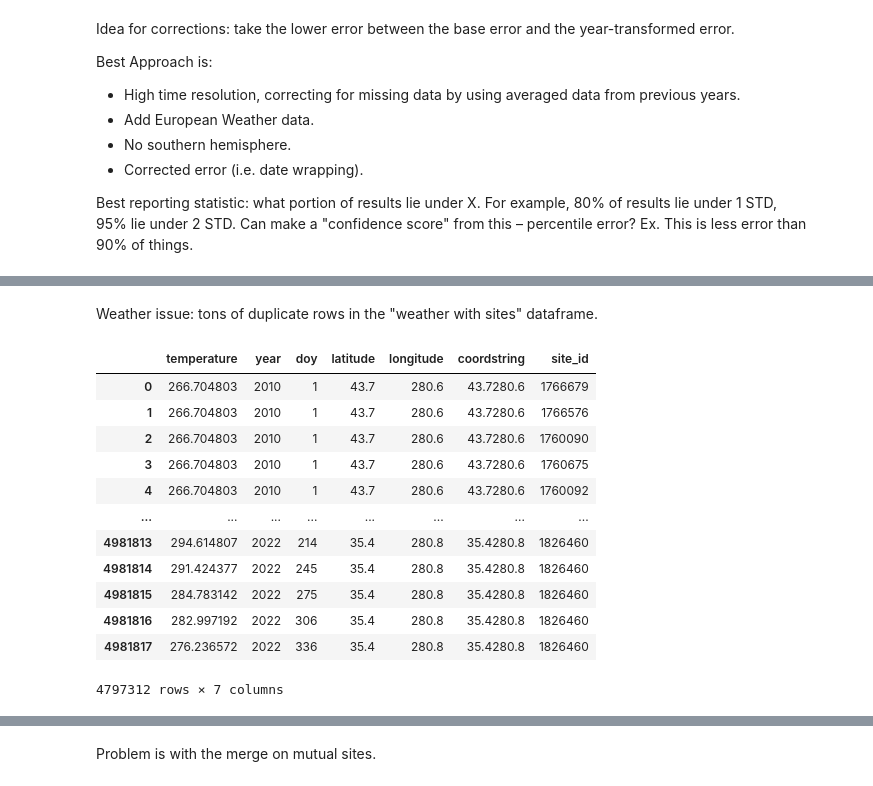
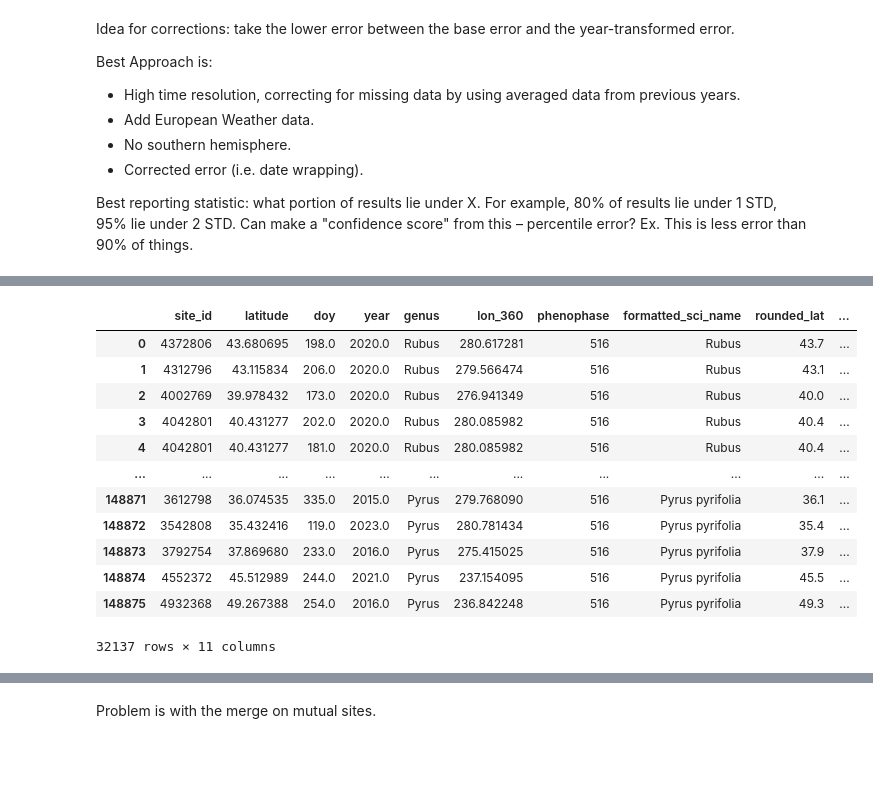
Before and after one commit to falling-fruit/dfg-seasons, a Jupyter notebook: modelling/high_res_models_finalized.ipynb, the cells around one changed output, grey strips where cells are left out. Saved outputs shown, nothing was run; the diff lists cells and outputs as text; code cells hidden in the pictures; blank space fills up the shorter version.

```diff
--- a/modelling/high_res_models_finalized.ipynb
+++ b/modelling/high_res_models_finalized.ipynb
@@ -129,13 +132,20 @@ formatted_plants['coordstring'] = formatted_plants['rounded_lat'].astype(str) +
 
 formatted_weather['coordstring'] = formatted_weather['latitude'].astype(str) + formatted_weather['longitude'].astype(str)
 
+formatted_plants['site_id'] = formatted_plants['coordstring'].str.replace(".", "")
+formatted_weather['site_id'] = formatted_weather['coordstring'].str.replace(".", "")
+
 ## Add Site ID to the weather data
-weather_with_sites = pd.merge(formatted_weather, formatted_plants[['coordstring', 'site_id']], on='coordstring')#.drop('coordstring', axis=1)
+#weather_with_sites = pd.merge(formatted_weather, formatted_plants[['coordstring', 'site_id']], on='coordstring')#.drop('coordstring', axis=1)
 ## Separate into training data and testing data
 
 # filter out current year
 print("separating weather data")
-weather_with_sites = weather_with_sites[weather_with_sites['year'] != 2023]
+formatted_weather = formatted_weather[formatted_weather['year'] != 2023]
+
+#
+print("converting to Celsius")
+formatted_weather['temperature'] = formatted_weather['temperature'] - 272.15
 
 #weather_training = weather_with_sites[weather_with_sites['year'] < high_cutoff_year]
 #weather_test = weather_with_sites[weather_with_sites['year'] >= high_cutoff_year]
@@ -146,7 +156,7 @@ species_list = formatted_plants['formatted_sci_name'].unique()
 formatted_plants.drop('species', axis=1, inplace=True)
 
 # correct for missing sites
-weather_sites = weather_with_sites['site_id'].unique()
+weather_sites = formatted_weather['site_id'].unique()
 
 print("filtering plant data")
 filtered_plants = formatted_plants[(formatted_plants['site_id'].isin(weather_sites)) &
@@ -185,18 +180,16 @@ filtered_plants
-# %% [markdown]
-Weather issue: tons of duplicate rows in the "weather with sites" dataframe.
-# %%
-weather_with_sites
-# %% [output]
-|  | temperature | year | doy | latitude | longitude | coordstring | site_id |
-| 0 | 266.704803 | 2010 | 1 | 43.7 | 280.6 | 43.7280.6 | 1766679 |
-| 1 | 266.704803 | 2010 | 1 | 43.7 | 280.6 | 43.7280.6 | 1766576 |
-| 2 | 266.704803 | 2010 | 1 | 43.7 | 280.6 | 43.7280.6 | 1760090 |
-| 3 | 266.704803 | 2010 | 1 | 43.7 | 280.6 | 43.7280.6 | 1760675 |
-| 4 | 266.704803 | 2010 | 1 | 43.7 | 280.6 | 43.7280.6 | 1760092 |
-| ... | ... | ... | ... | ... | ... | ... | ... |
-| 4981813 | 294.614807 | 2022 | 214 | 35.4 | 280.8 | 35.4280.8 | 1826460 |
-| 4981814 | 291.424377 | 2022 | 245 | 35.4 | 280.8 | 35.4280.8 | 1826460 |
-| 4981815 | 284.783142 | 2022 | 275 | 35.4 | 280.8 | 35.4280.8 | 1826460 |
-| 4981816 | 282.997192 | 2022 | 306 | 35.4 | 280.8 | 35.4280.8 | 1826460 |
-| 4981817 | 276.236572 | 2022 | 336 | 35.4 | 280.8 | 35.4280.8 | 1826460 |
-4797312 rows × 7 columns
+# %%
+formatted_plants
+# %% [output]
+|  | site_id | latitude | doy | year | genus | lon_360 | phenophase | formatted_sci_name | rounded_lat | ... |
+| 0 | 4372806 | 43.680695 | 198.0 | 2020.0 | Rubus | 280.617281 | 516 | Rubus | 43.7 | ... |
+| 1 | 4312796 | 43.115834 | 206.0 | 2020.0 | Rubus | 279.566474 | 516 | Rubus | 43.1 | ... |
+| 2 | 4002769 | 39.978432 | 173.0 | 2020.0 | Rubus | 276.941349 | 516 | Rubus | 40.0 | ... |
+| 3 | 4042801 | 40.431277 | 202.0 | 2020.0 | Rubus | 280.085982 | 516 | Rubus | 40.4 | ... |
+| 4 | 4042801 | 40.431277 | 181.0 | 2020.0 | Rubus | 280.085982 | 516 | Rubus | 40.4 | ... |
+| ... | ... | ... | ... | ... | ... | ... | ... | ... | ... | ... |
+| 148871 | 3612798 | 36.074535 | 335.0 | 2015.0 | Pyrus | 279.768090 | 516 | Pyrus pyrifolia | 36.1 | ... |
+| 148872 | 3542808 | 35.432416 | 119.0 | 2023.0 | Pyrus | 280.781434 | 516 | Pyrus pyrifolia | 35.4 | ... |
+| 148873 | 3792754 | 37.869680 | 233.0 | 2016.0 | Pyrus | 275.415025 | 516 | Pyrus pyrifolia | 37.9 | ... |
+| 148874 | 4552372 | 45.512989 | 244.0 | 2021.0 | Pyrus | 237.154095 | 516 | Pyrus pyrifolia | 45.5 | ... |
+| 148875 | 4932368 | 49.267388 | 254.0 | 2016.0 | Pyrus | 236.842248 | 516 | Pyrus pyrifolia | 49.3 | ... |
+32137 rows × 11 columns
```
Also changed, not shown: parts of 38 cells of this notebook, 1 other file.
